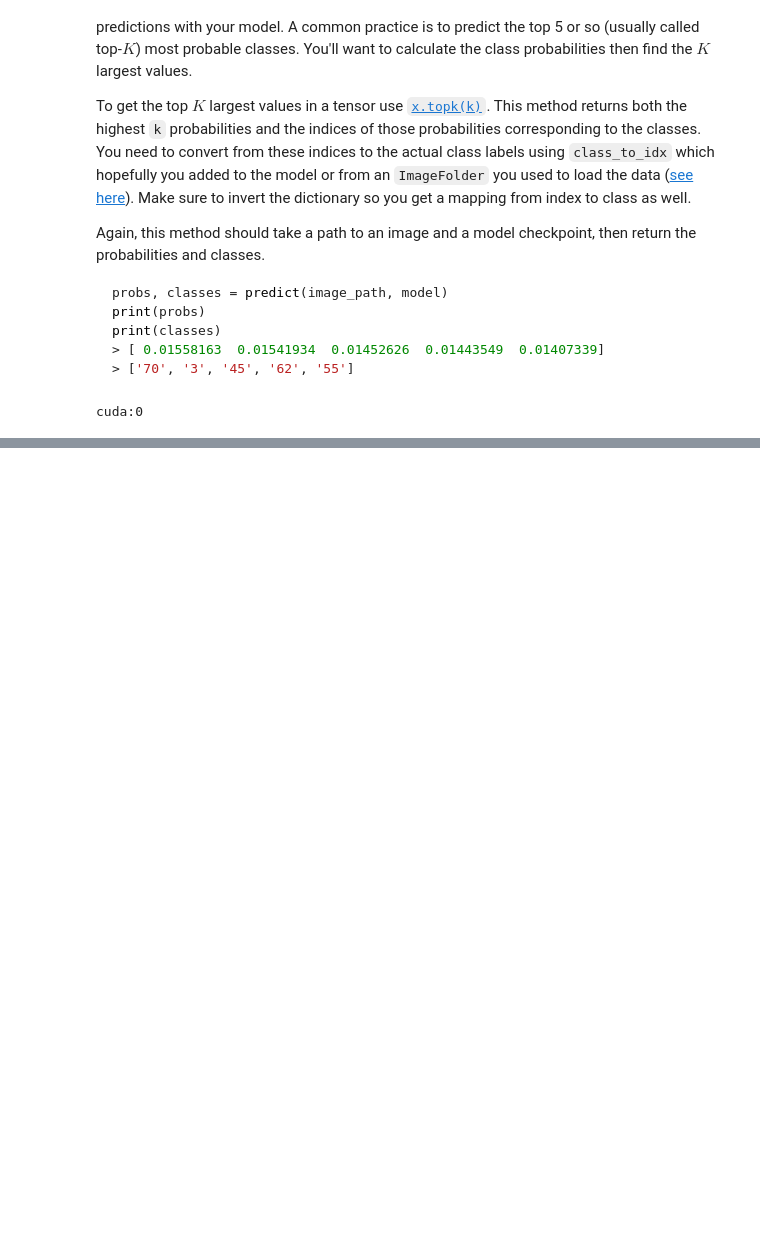
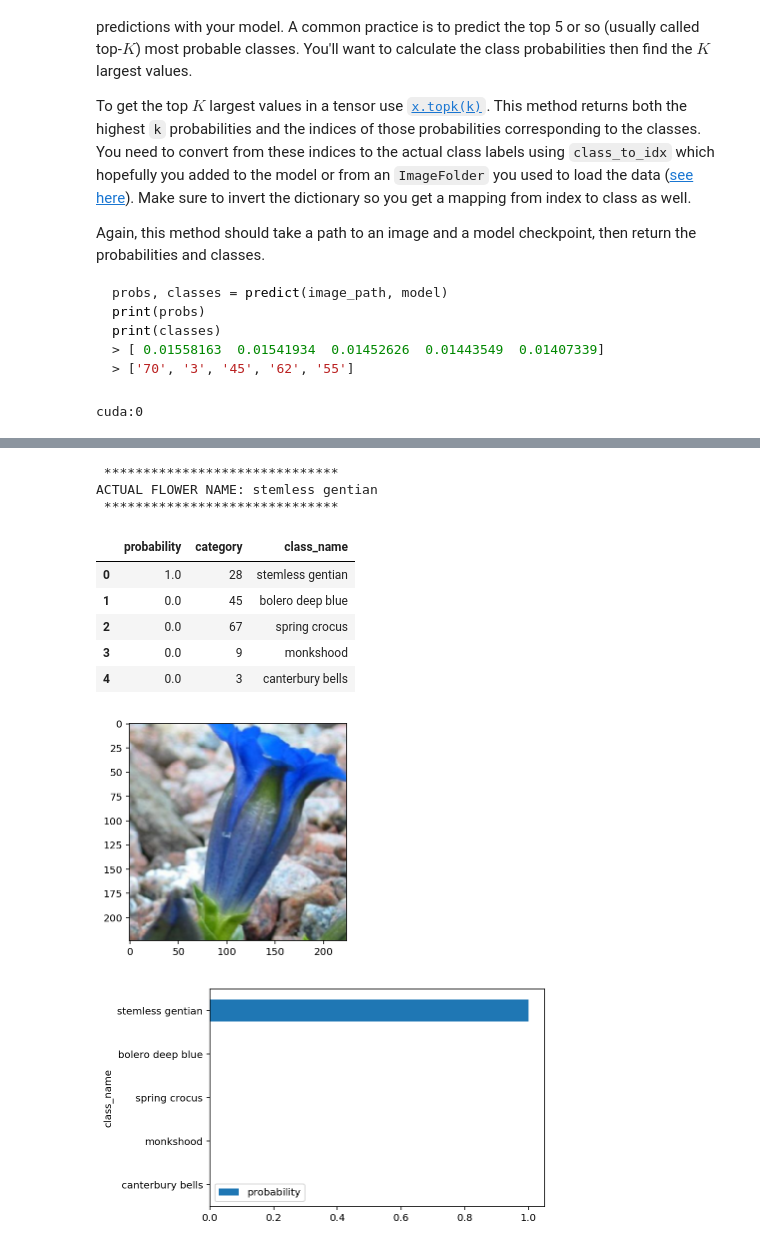
Before and after one commit to jmnickerson05/udacity_image_classifier, a Jupyter notebook: Image Classifier Project.ipynb, the cells around one changed output, grey strips where cells are left out. Drawn from its saved outputs; the diff is of its cells as text; code cells hidden in the pictures; blank space fills up the shorter version.

```diff
--- a/Image Classifier Project.ipynb
+++ b/Image Classifier Project.ipynb
@@ -293,7 +311,7 @@ with active_session():
                               criterion, optimizer_ft)
 
     # Uncomment this to save the model during an unattended run
-    torch.save(model, 'checkpoint.pth')
+    torch.save(model.state_dict(), 'checkpoint.pth')
 # %% [output]
 Params to learn:
          classifier.6.weight
@@ -336,9 +393,3 @@ torch.save(model, 'checkpoint.pth')
 ## Loading the checkpoint
 
 At this point it's good to write a function that can load a checkpoint and rebuild the model. That way you can come back to this project and keep working on it without having to retrain the network.
-# %%
-%%time
-model = torch.load('checkpoint.pth', ((lambda storage, loc: storage.cuda())
-        if torch.cuda.is_available() else 'cpu'))
-model.eval()
-print(model)
@@ -501,0 +609,14 @@ predict_and_plot(model, 'flowers/test/19/image_06175.jpg', cat_to_name)
+# %%
+predict_and_plot(model, 'flowers/test/28/image_05277.jpg', cat_to_name)
+# %% [output]
+ ******************************
+ACTUAL FLOWER NAME: stemless gentian
+ ******************************
+|  | probability | category | class_name |
+| 0 | 1.0 | 28 | stemless gentian |
+| 1 | 0.0 | 45 | bolero deep blue |
+| 2 | 0.0 | 67 | spring crocus |
+| 3 | 0.0 | 9 | monkshood |
+| 4 | 0.0 | 3 | canterbury bells |
+[figure, added]
+[figure, added]
```
Also changed, not shown: parts of 15 cells of this notebook, 1 other file.
